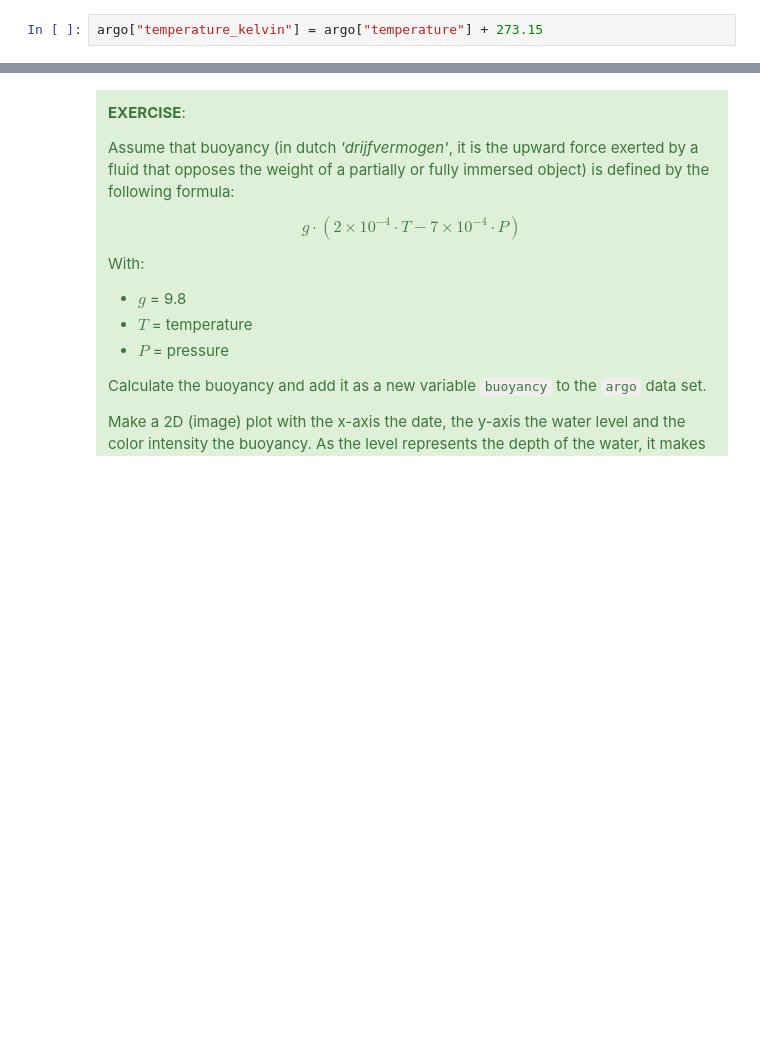
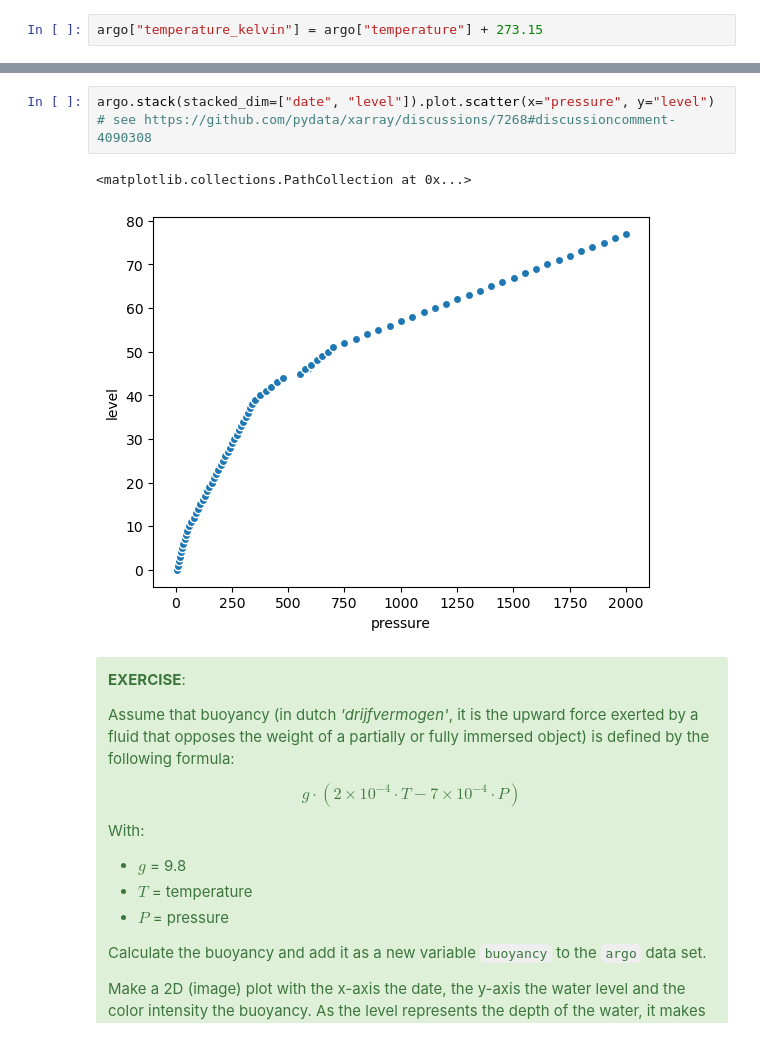
Before and after one commit to jorisvandenbossche/course-python-geospatial, a Jupyter notebook: notebooks/case-argo-sea-floats.ipynb, the cells around one changed output, grey strips where cells are left out. Saved outputs shown, nothing was run; the diff lists cells and outputs as text; blank space fills up the shorter version.

```diff
--- a/notebooks/case-argo-sea-floats.ipynb
+++ b/notebooks/case-argo-sea-floats.ipynb
@@ -104,3 +116,8 @@ argo.plot.scatter(x="pressure", y="level")
+# %%
+argo.stack(stacked_dim=["date", "level"]).plot.scatter(x="pressure", y="level")  # see https://github.com/pydata/xarray/discussions/7268#discussioncomment-4090308
+# %% [output]
+<matplotlib.collections.PathCollection at 0x...>
+[figure, added]
 # %% [markdown]
 <div class="alert alert-success">
 
```
Also changed, not shown: parts of 16 cells of this notebook, 1 other file.
